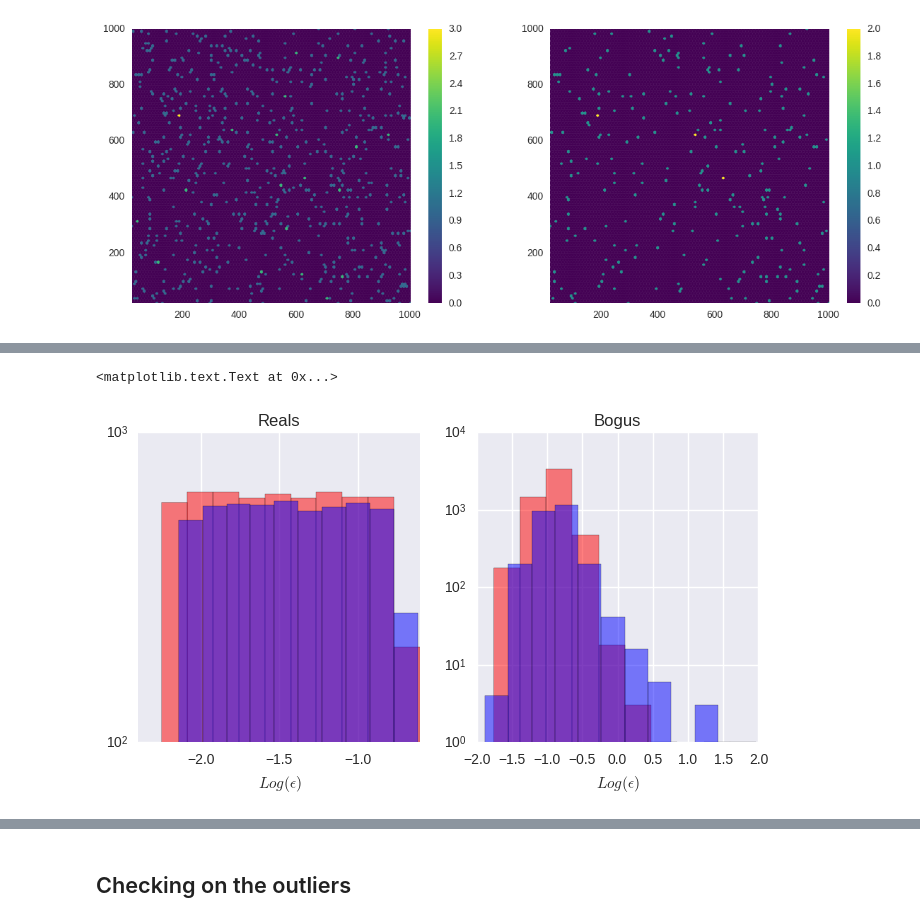
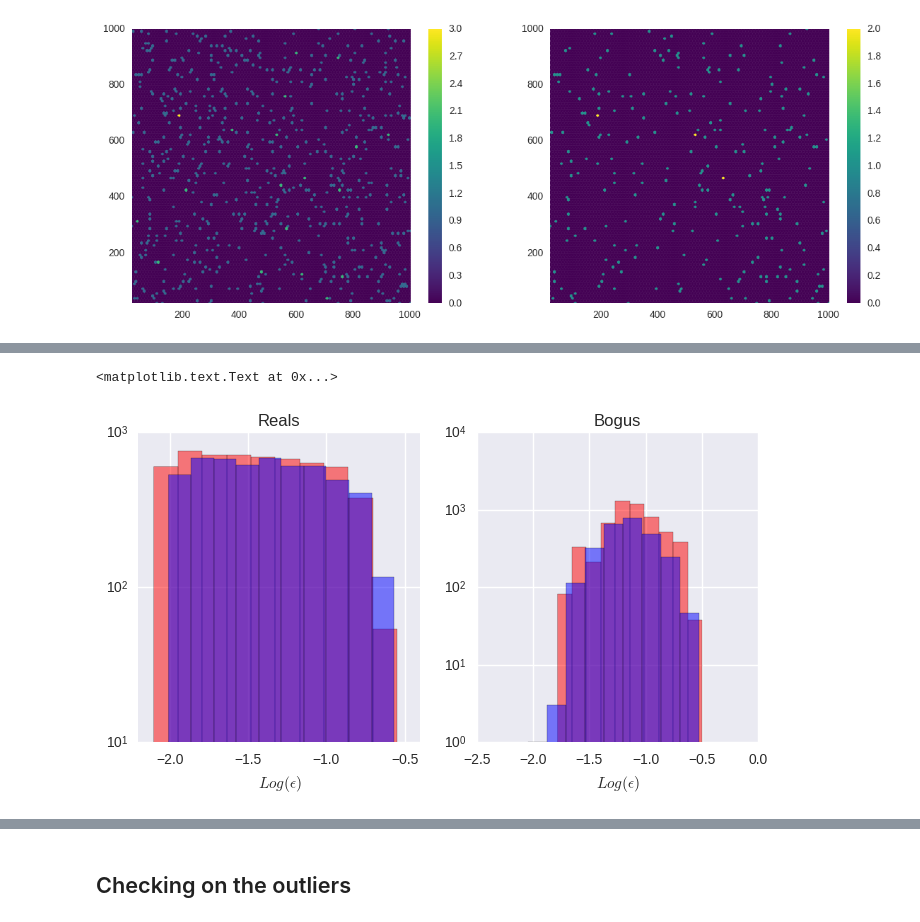
Before and after one commit to BrunoSanchez/RBMLearning, a Jupyter notebook: Plots.ipynb, the cells around one changed output, grey strips where cells are left out. Saved outputs shown, nothing was run; the diff lists cells and outputs as text; code cells hidden in the pictures.

```diff
--- a/Plots.ipynb
+++ b/Plots.ipynb
@@ -102,8 +102,8 @@ FROM DetectedOIS
 # %%
 detections = pd.merge(cx_ois, cx_zps, on='sim_id', suffixes=('_ois','_zps'))
 # %%
-detections['MAG_OFFSET_zps'] = detections['sim_mag_zps'] - detections['MAG_APER_zps']
-detections['MAG_OFFSET_ois'] = detections['sim_mag_ois'] - detections['MAG_APER_ois']
+detections['MAG_OFFSET_zps'] = detections['sim_mag_zps'] - detections['MAG_ISO_zps']
+detections['MAG_OFFSET_ois'] = detections['sim_mag_ois'] - detections['MAG_ISO_ois']
 # %%
 plt.figure(figsize=(8,4))
 plt.subplot(121)
@@ -136,3 +136,3 @@ Mean magniutde difference for Bramich is 5.71458827083
 # %%
-dt_ois['mag'] = dt_ois['MAG_APER'] + detections.MAG_OFFSET_ois.mean()
-dt_zps['mag'] = dt_zps['MAG_APER'] + detections.MAG_OFFSET_zps.mean()
+dt_ois['mag'] = dt_ois['MAG_ISO'] + detections.MAG_OFFSET_ois.mean()
+dt_zps['mag'] = dt_zps['MAG_ISO'] + detections.MAG_OFFSET_zps.mean()
@@ -261,17 +266,16 @@ plt.xlabel('mag')
 # %%
-
 plt.figure(figsize=(8, 4))
 plt.subplot(121)
 plt.title('Reals')
-plt.hist(np.log10(reals_b.MAGERR_APER[reals_b.MAG_APER < 30]), log=True, alpha=0.5, color='red')
-plt.hist(np.log10(reals_z.MAGERR_APER[reals_z.MAG_APER < 30]), log=True, alpha=0.5, color='blue')
+plt.hist(np.log10(reals_b.MAGERR_ISO[reals_b.MAG_ISO < 30]), log=True, alpha=0.5, color='red')
+plt.hist(np.log10(reals_z.MAGERR_ISO[reals_z.MAG_ISO < 30]), log=True, alpha=0.5, color='blue')
 plt.xlabel(r'$Log(\epsilon)$')
 
 plt.subplot(122)
 plt.title('Bogus')
-plt.hist(np.log10(bogus_b.MAGERR_APER[bogus_b.MAG_APER < 30]), log=True, alpha=0.5, color='red')
-plt.hist(np.log10(bogus_z.MAGERR_APER[bogus_z.MAG_APER < 30]), log=True, alpha=0.5, color='blue')
+plt.hist(np.log10(bogus_b.MAGERR_ISO[bogus_b.MAG_ISO < 30]), log=True, alpha=0.5, color='red')
+plt.hist(np.log10(bogus_z.MAGERR_ISO[bogus_z.MAG_ISO < 30]), log=True, alpha=0.5, color='blue')
 plt.xlabel(r'$Log(\epsilon)$')
 # %% [output]
 <matplotlib.text.Text at 0x...>
-[figure, old version]
+[figure, new version]
```
Also changed, not shown: parts of 9 cells of this notebook.
